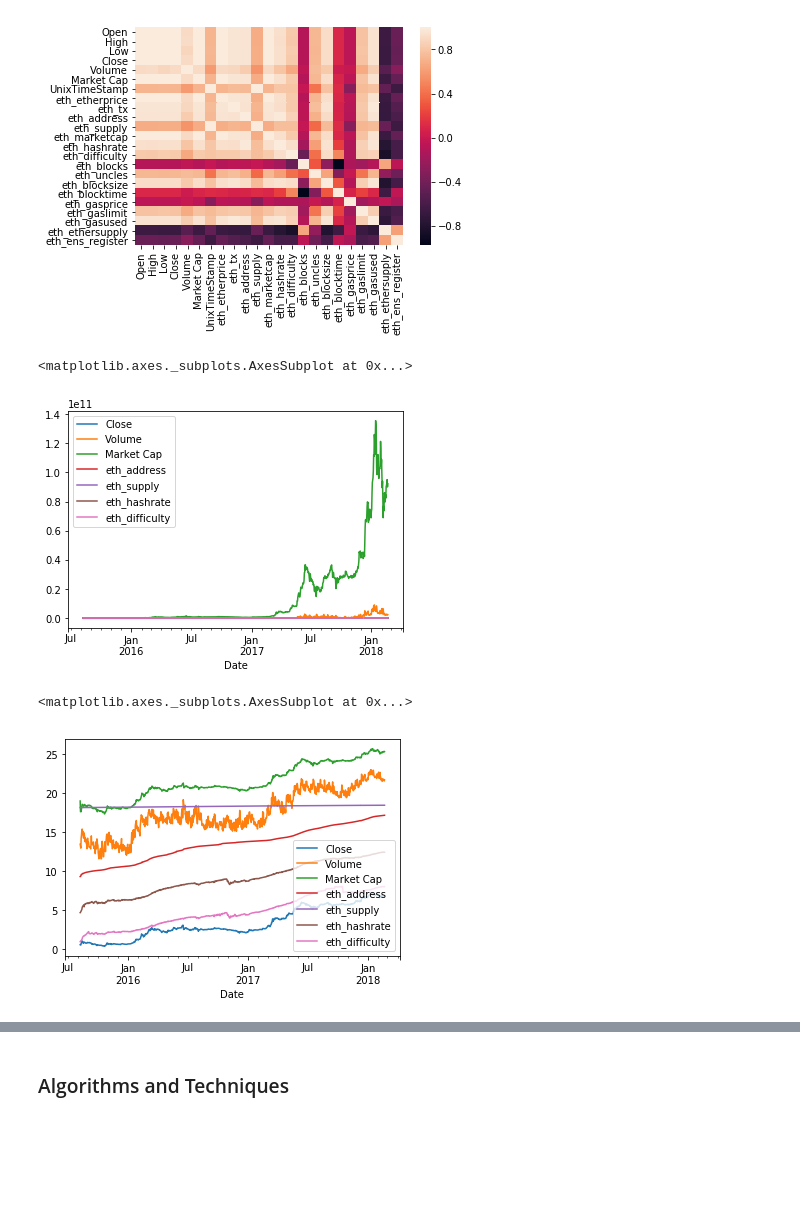
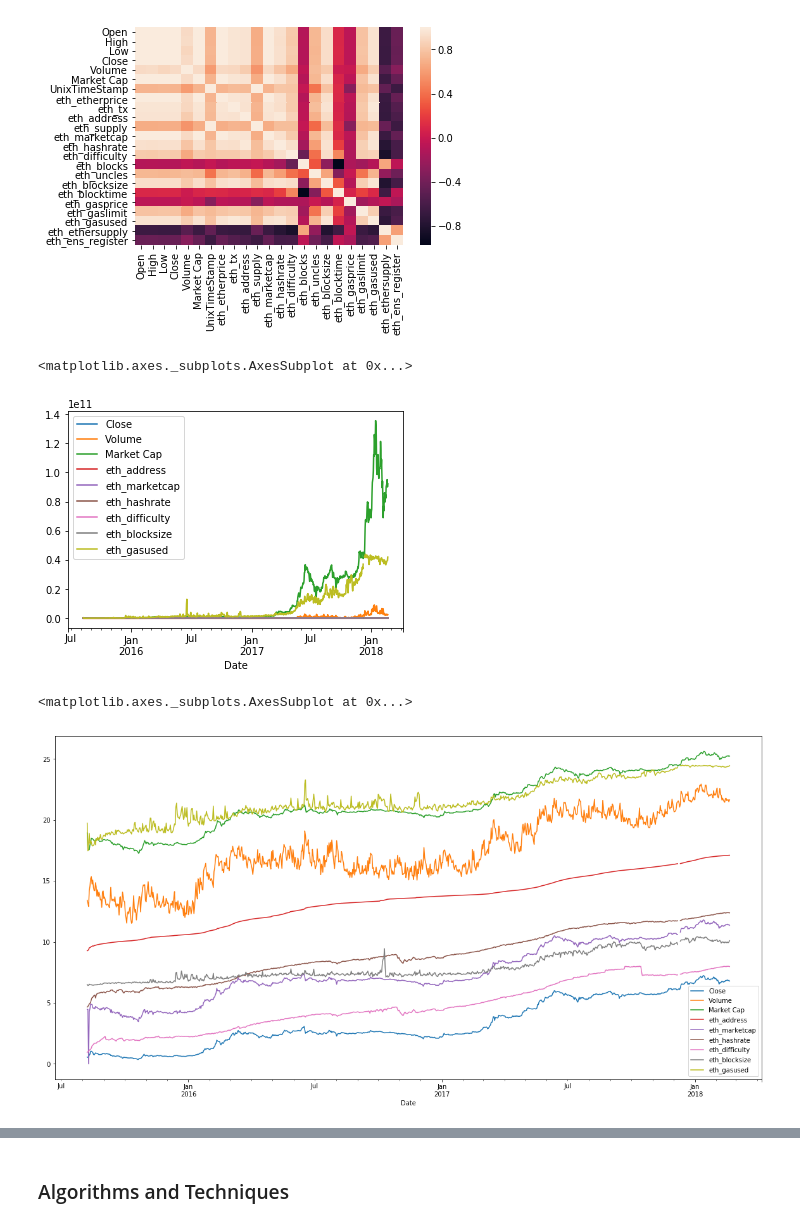
Before and after one commit to nkittsteiner/MLND-capstone-project, a Jupyter notebook: MLND_proposal.ipynb, the cells around one changed output, grey strips where cells are left out. Cells and saved outputs as stored; diff of their text form; code cells hidden in the pictures; blank space fills up the shorter version.

Commit message:
Adding data exploration and visualizations. Also in WIP working on metrics

```diff
--- a/MLND_proposal.ipynb
+++ b/MLND_proposal.ipynb
@@ -140,19 +141,19 @@ heatmap(df.corr(),yticklabels=df.columns, xticklabels=df.columns)
 <matplotlib.axes._subplots.AxesSubplot at 0x...>
 [figure]
 # %%
-%matplotlib inline
-fields = ['Close', 'Volume','Market Cap','eth_address', 'eth_supply', 'eth_hashrate','eth_difficulty']
+fields = ['Close', 'Volume','Market Cap','eth_address', 'eth_marketcap',
+          'eth_hashrate','eth_difficulty','eth_blocksize', 'eth_gasused']
 df[fields].plot()
 # %% [output]
 <matplotlib.axes._subplots.AxesSubplot at 0x...>
-[figure, old version]
+[figure, new version]
 # %%
 features_log_transformed = pd.DataFrame(data = df)
 features_log_transformed[fields] = df[fields].apply(lambda x: np.log(x + 1))
-features_log_transformed[fields].plot()
+features_log_transformed[fields].plot(figsize=(20,10))
 # %% [output]
 <matplotlib.axes._subplots.AxesSubplot at 0x...>
-[figure, old version]
+[figure, new version]
 # %%
 from sklearn.preprocessing import MinMaxScaler
 scaler = MinMaxScaler()
```
Also changed, not shown: parts of 6 cells of this notebook.
